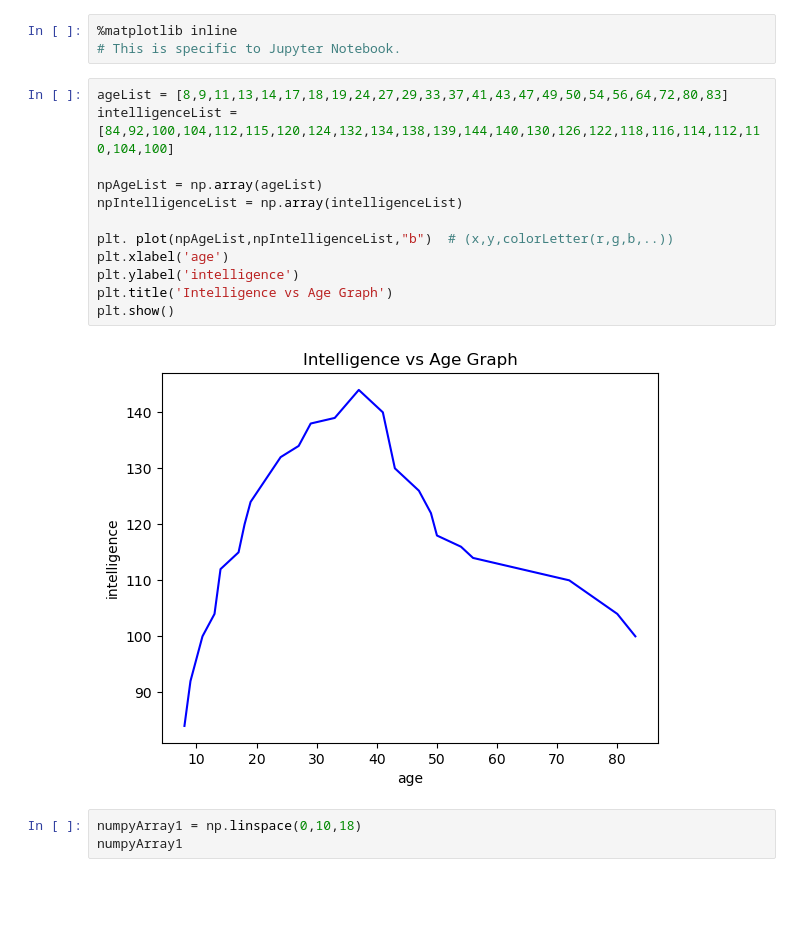
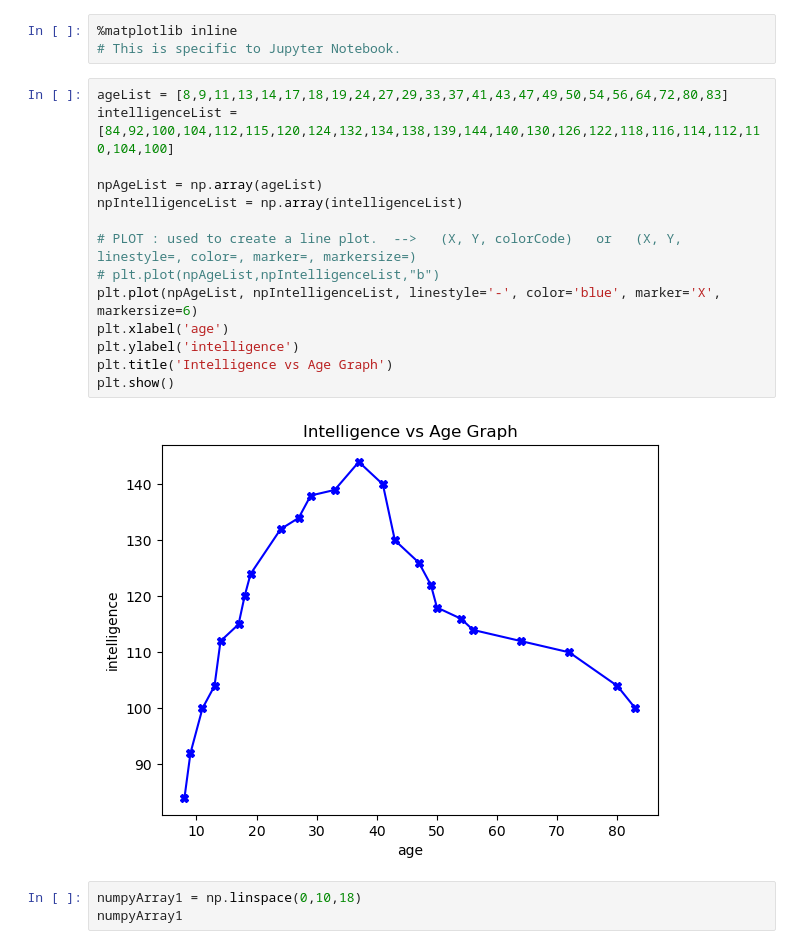
Before and after one commit to githuseyingur/AI, a Jupyter notebook: python/5_matplotlib.ipynb, the cells around one changed output. Saved outputs shown, nothing was run; the diff lists cells and outputs as text; blank space fills up the shorter version.

```diff
--- a/python/5_matplotlib.ipynb
+++ b/python/5_matplotlib.ipynb
@@ -7,17 +16,19 @@ import matplotlib.pyplot as plt
 # %%
 ageList = [8,9,11,13,14,17,18,19,24,27,29,33,37,41,43,47,49,50,54,56,64,72,80,83]
 intelligenceList = [84,92,100,104,112,115,120,124,132,134,138,139,144,140,130,126,122,118,116,114,112,110,104,100]
 
 npAgeList = np.array(ageList)
 npIntelligenceList = np.array(intelligenceList)
 
-plt. plot(npAgeList,npIntelligenceList,"b")  # (x,y,colorLetter(r,g,b,..))
+# PLOT : used to create a line plot.  -->   (X, Y, colorCode)   or   (X, Y, linestyle=, color=, marker=, markersize=)
+# plt.plot(npAgeList,npIntelligenceList,"b")
+plt.plot(npAgeList, npIntelligenceList, linestyle='-', color='blue', marker='X', markersize=6)
 plt.xlabel('age')
 plt.ylabel('intelligence')
 plt.title('Intelligence vs Age Graph')
 plt.show()
 # %% [output]
-[figure, old version]
+[figure, new version]
 # %%
 numpyArray1 = np.linspace(0,10,18)
 numpyArray1
```
Also changed, not shown: parts of 2 cells of this notebook, 5 other files.
